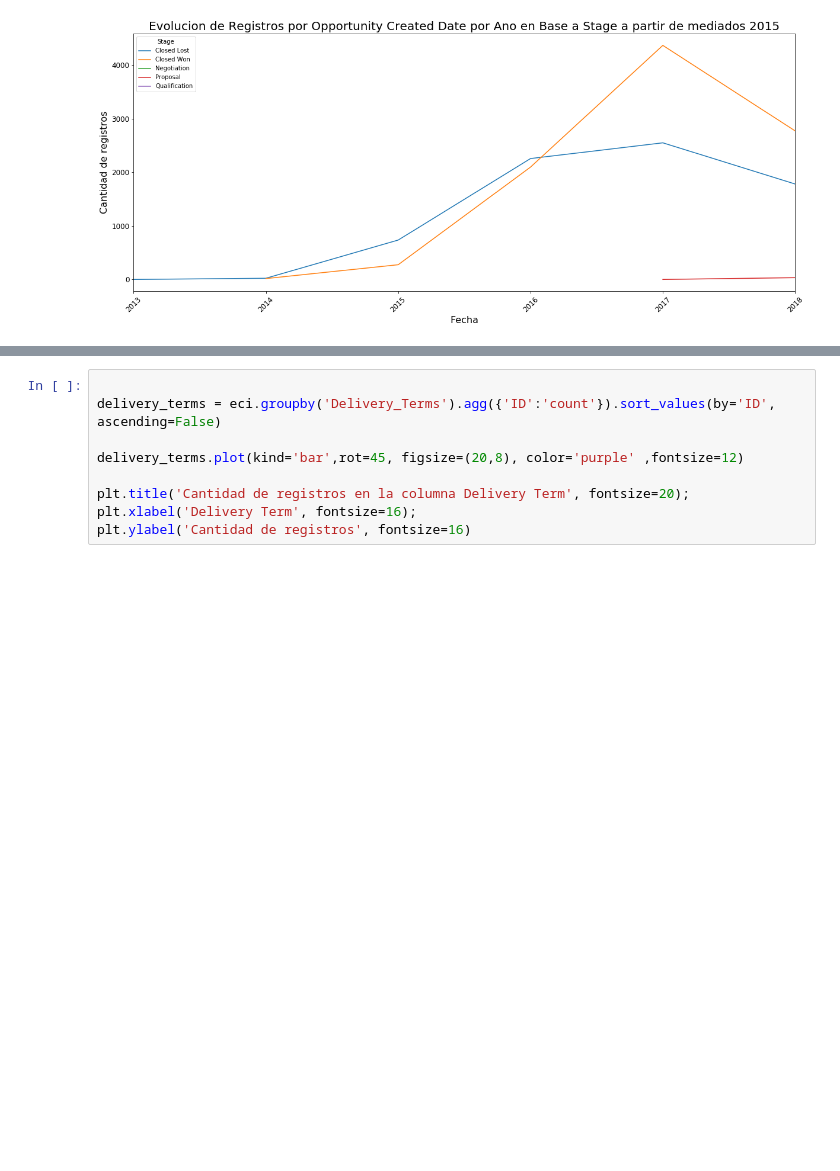
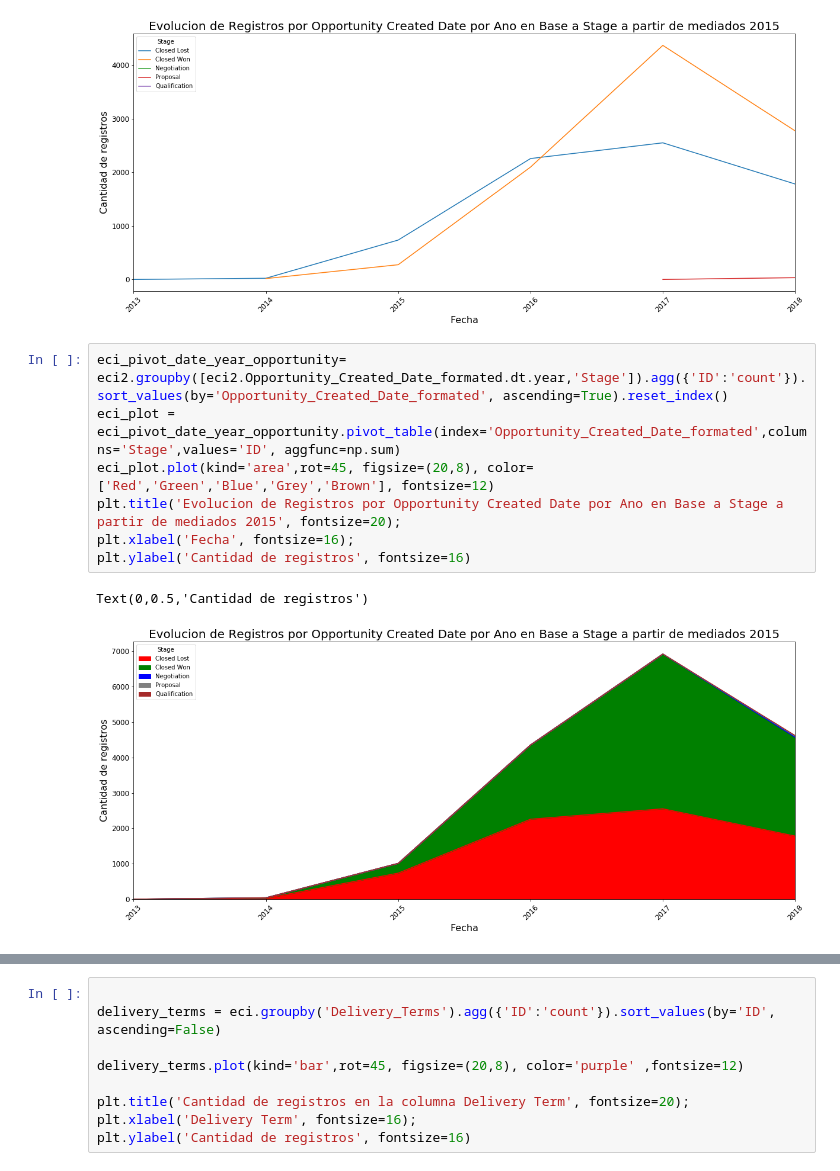
Before and after one commit to felipegonzalez2112/tp-2020-orga-datos, a Jupyter notebook: TP1-Analisis.ipynb, the cells around one changed output, grey strips where cells are left out. Cells and saved outputs as stored; diff of their text form; blank space fills up the shorter version.

```diff
--- a/TP1-Analisis.ipynb
+++ b/TP1-Analisis.ipynb
@@ -218,6 +218,16 @@ plt.ylabel('Cantidad de registros', fontsize=16)
 # %% [output]
 Text(0,0.5,'Cantidad de registros')
 [figure]
+# %%
+eci_pivot_date_year_opportunity= eci2.groupby([eci2.Opportunity_Created_Date_formated.dt.year,'Stage']).agg({'ID':'count'}).sort_values(by='Opportunity_Created_Date_formated', ascending=True).reset_index()
+eci_plot = eci_pivot_date_year_opportunity.pivot_table(index='Opportunity_Created_Date_formated',columns='Stage',values='ID', aggfunc=np.sum)
+eci_plot.plot(kind='area',rot=45, figsize=(20,8), color= ['Red','Green','Blue','Grey','Brown'], fontsize=12)
+plt.title('Evolucion de Registros por Opportunity Created Date por Ano en Base a Stage a partir de mediados 2015', fontsize=20);
+plt.xlabel('Fecha', fontsize=16);
+plt.ylabel('Cantidad de registros', fontsize=16)
+# %% [output]
+Text(0,0.5,'Cantidad de registros')
+[figure, added]
 # %%
 eci_pivot_date_month_opportunity= eci2.groupby([eci2.Opportunity_Created_Date_formated.dt.month,'Stage']).agg({'ID':'count'}).sort_values(by='Opportunity_Created_Date_formated', ascending=True).reset_index()
 eci_plot = eci_pivot_date_month_opportunity.pivot_table(index='Opportunity_Created_Date_formated',columns='Stage',values='ID', aggfunc=np.sum)
```
Also changed, not shown: parts of 2 cells of this notebook.
